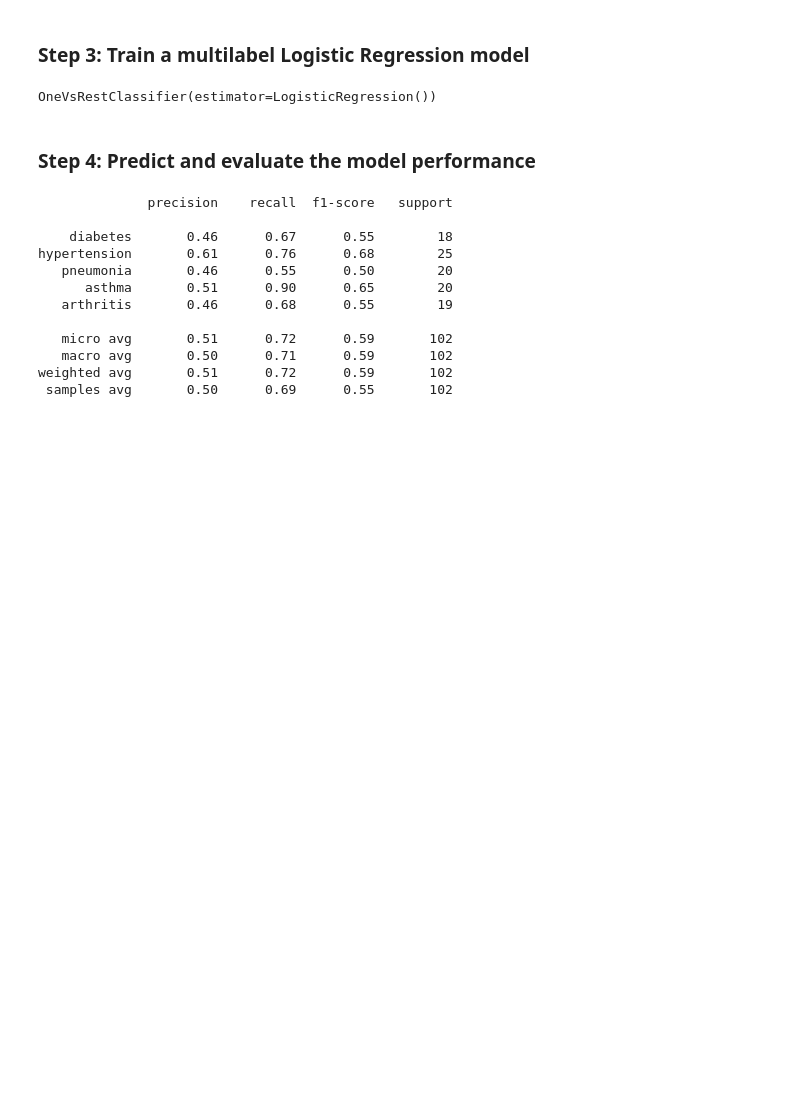
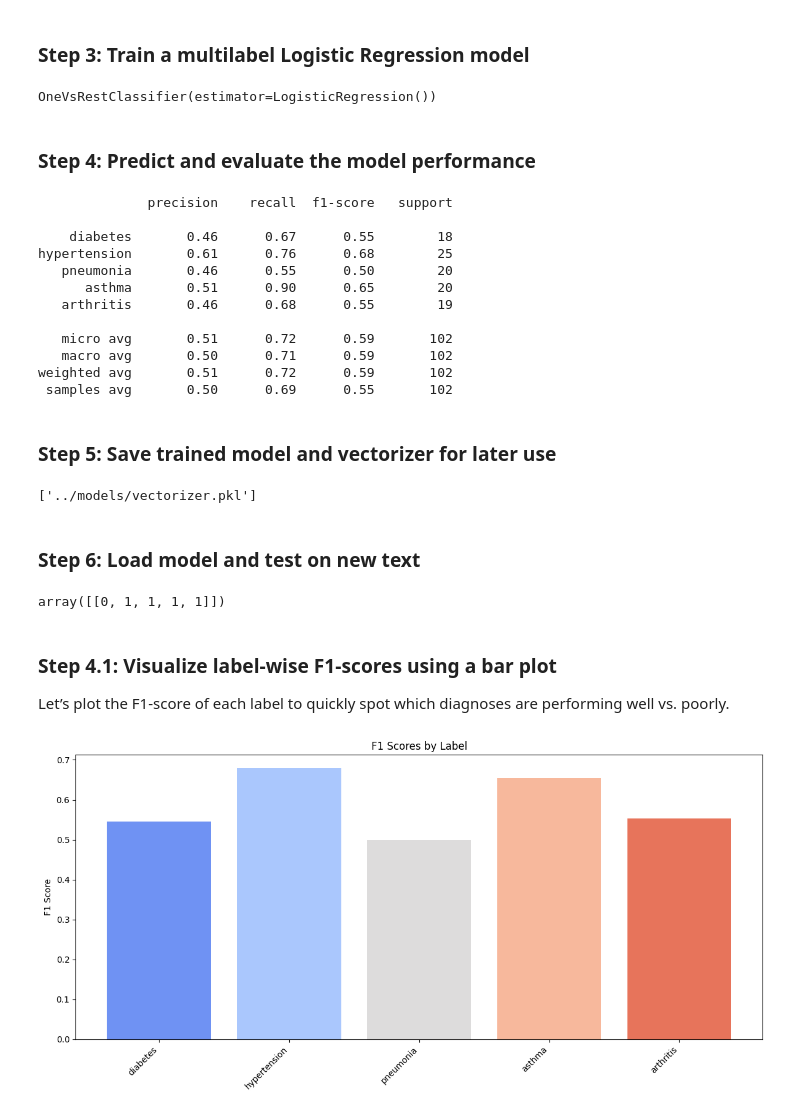
Before and after one commit to Shehrbaano-Ali/Medical-Report-Analyzer, a Jupyter notebook: notebooks/modeling.ipynb, the cells around one changed output. Saved outputs shown, nothing was run; the diff lists cells and outputs as text; code cells hidden in the pictures; blank space fills up the shorter version.

Commit message:
Visualized label-wise F1 scores and completed modeling notebook

```diff
--- a/notebooks/modeling.ipynb
+++ b/notebooks/modeling.ipynb
@@ -59,3 +59,47 @@ hypertension       0.61      0.76      0.68        25
    macro avg       0.50      0.71      0.59       102
 weighted avg       0.51      0.72      0.59       102
  samples avg       0.50      0.69      0.55       102
+# %% [markdown]
+### Step 5: Save trained model and vectorizer for later use
+# %%
+import os
+
+os.makedirs("../models", exist_ok=True)
+
+joblib.dump(model, "../models/multilabel_model.pkl")
+joblib.dump(vectorizer, "../models/vectorizer.pkl")
+# %% [output]
+['../models/vectorizer.pkl']
+# %% [markdown]
+### Step 6: Load model and test on new text
+# %%
+loaded_model = joblib.load("../models/multilabel_model.pkl")
+loaded_vec = joblib.load("../models/vectorizer.pkl")
+
+sample_text = ["Patient shows signs of pneumonia and asthma."]
+sample_features = loaded_vec.transform(sample_text)
+loaded_model.predict(sample_features)
+# %% [output]
+array([[0, 1, 1, 1, 1]])
+# %% [markdown]
+### Step 4.1: Visualize label-wise F1-scores using a bar plot
+Let’s plot the F1-score of each label to quickly spot which diagnoses are performing well vs. poorly.
+# %%
+import matplotlib.pyplot as plt
+import seaborn as sns
+
+# Create a color palette
+colors = sns.color_palette('coolwarm', len(labels))
+
+# Plot using manual color assignment to avoid deprecated behavior
+plt.figure(figsize=(12, 6))
+bars = plt.bar(x=labels, height=f1_scores, color=colors)
+
+# Customize the plot
+plt.xticks(rotation=45, ha='right')
+plt.ylabel("F1 Score")
+plt.title("F1 Scores by Label")
+plt.tight_layout()
+plt.show()
+# %% [output]
+[figure, added]
```
Also changed, not shown: parts of 3 cells of this notebook.
